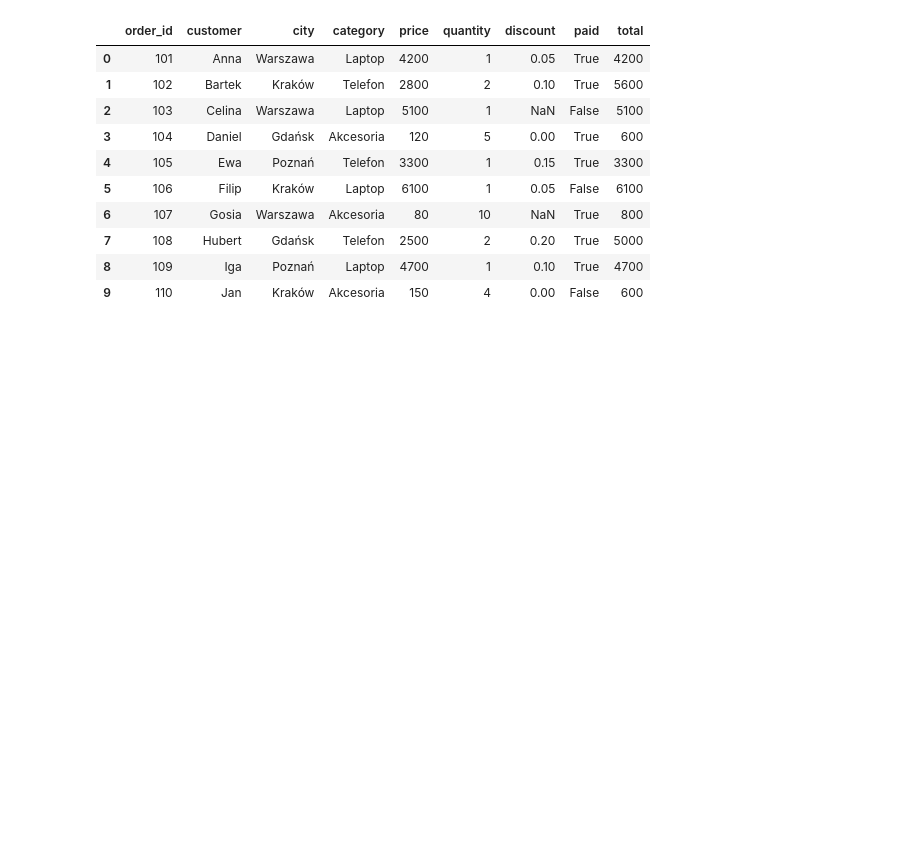
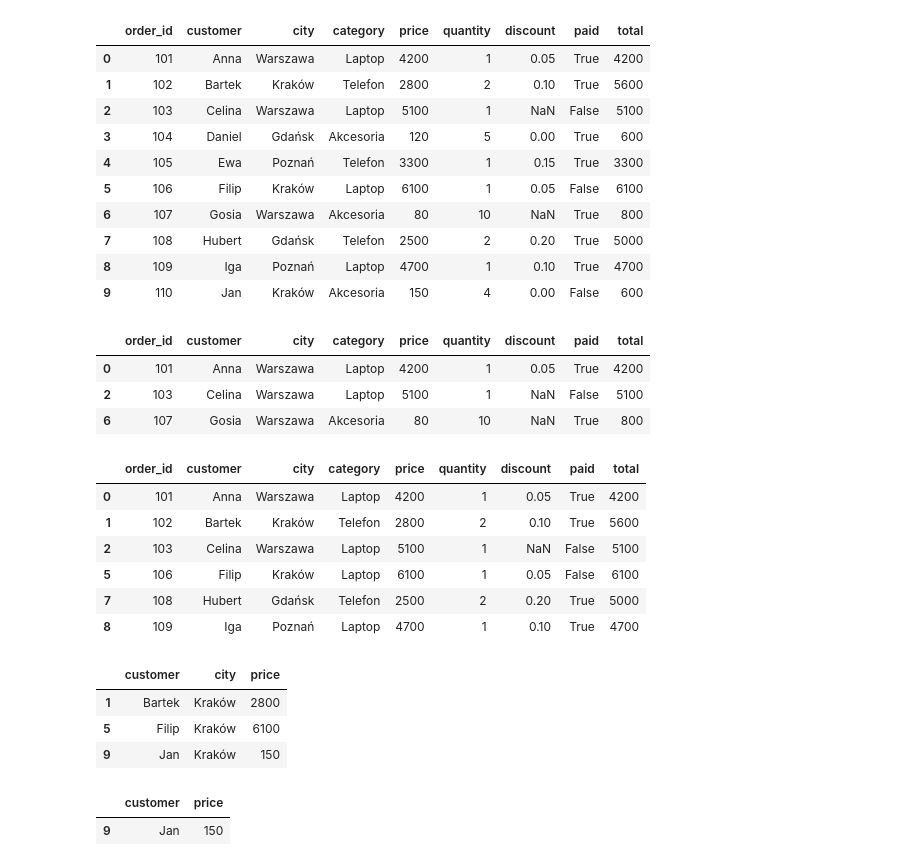
Before and after one commit to rajkonkret/analiza_danych_9_09_2026, a Jupyter notebook: analiza_danych_9_09_2026_zad2.ipynb, the cells around one changed output. Cells and saved outputs as stored; diff of their text form; code cells hidden in the pictures; blank space fills up the shorter version.

```diff
--- a/analiza_danych_9_09_2026_zad2.ipynb
+++ b/analiza_danych_9_09_2026_zad2.ipynb
@@ -1123,3 +1123,34 @@ df
 | 7 | 108 | Hubert | Gdańsk | Telefon | 2500 | 2 | 0.20 | True | 5000 |
 | 8 | 109 | Iga | Poznań | Laptop | 4700 | 1 | 0.10 | True | 4700 |
 | 9 | 110 | Jan | Kraków | Akcesoria | 150 | 4 | 0.00 | False | 600 |
+# %%
+# wyszukanie wiekrszy "Warszawa"
+df.loc[df['city'] == "Warszawa"]
+# %% [output]
+|  | order_id | customer | city | category | price | quantity | discount | paid | total |
+| 0 | 101 | Anna | Warszawa | Laptop | 4200 | 1 | 0.05 | True | 4200 |
+| 2 | 103 | Celina | Warszawa | Laptop | 5100 | 1 | NaN | False | 5100 |
+| 6 | 107 | Gosia | Warszawa | Akcesoria | 80 | 10 | NaN | True | 800 |
+# %%
+# total > 4000
+df.loc[df['total'] > 4000]
+# %% [output]
+|  | order_id | customer | city | category | price | quantity | discount | paid | total |
+| 0 | 101 | Anna | Warszawa | Laptop | 4200 | 1 | 0.05 | True | 4200 |
+| 1 | 102 | Bartek | Kraków | Telefon | 2800 | 2 | 0.10 | True | 5600 |
+| 2 | 103 | Celina | Warszawa | Laptop | 5100 | 1 | NaN | False | 5100 |
+| 5 | 106 | Filip | Kraków | Laptop | 6100 | 1 | 0.05 | False | 6100 |
+| 7 | 108 | Hubert | Gdańsk | Telefon | 2500 | 2 | 0.20 | True | 5000 |
+| 8 | 109 | Iga | Poznań | Laptop | 4700 | 1 | 0.10 | True | 4700 |
+# %%
+df.loc[df['city'] == "Kraków", ["customer", 'city', 'price']]
+# %% [output]
+|  | customer | city | price |
+| 1 | Bartek | Kraków | 2800 |
+| 5 | Filip | Kraków | 6100 |
+| 9 | Jan | Kraków | 150 |
+# %%
+df.loc[df["customer"] == "Jan", ['customer', "price"]]
+# %% [output]
+|  | customer | price |
+| 9 | Jan | 150 |
```
